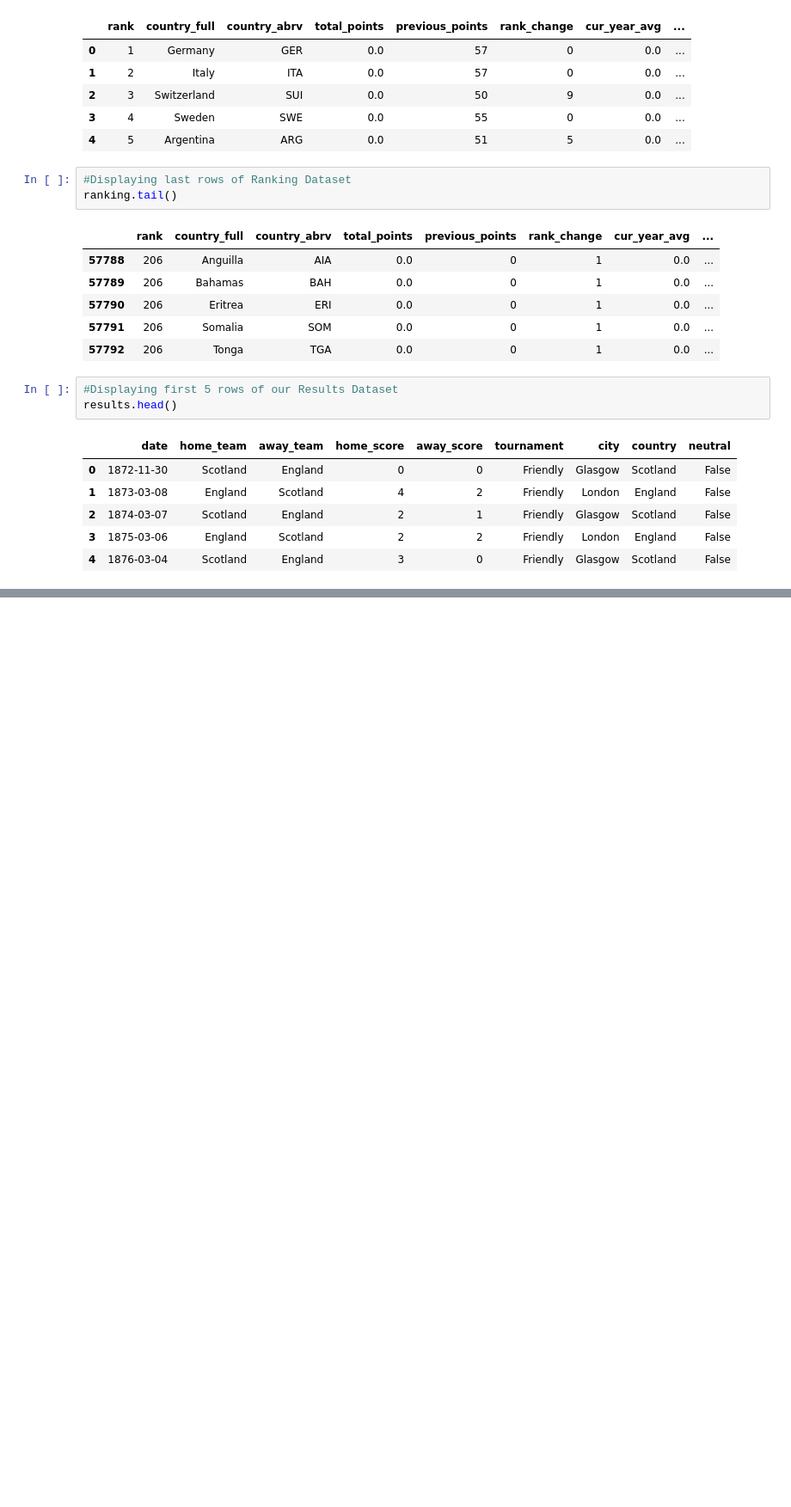
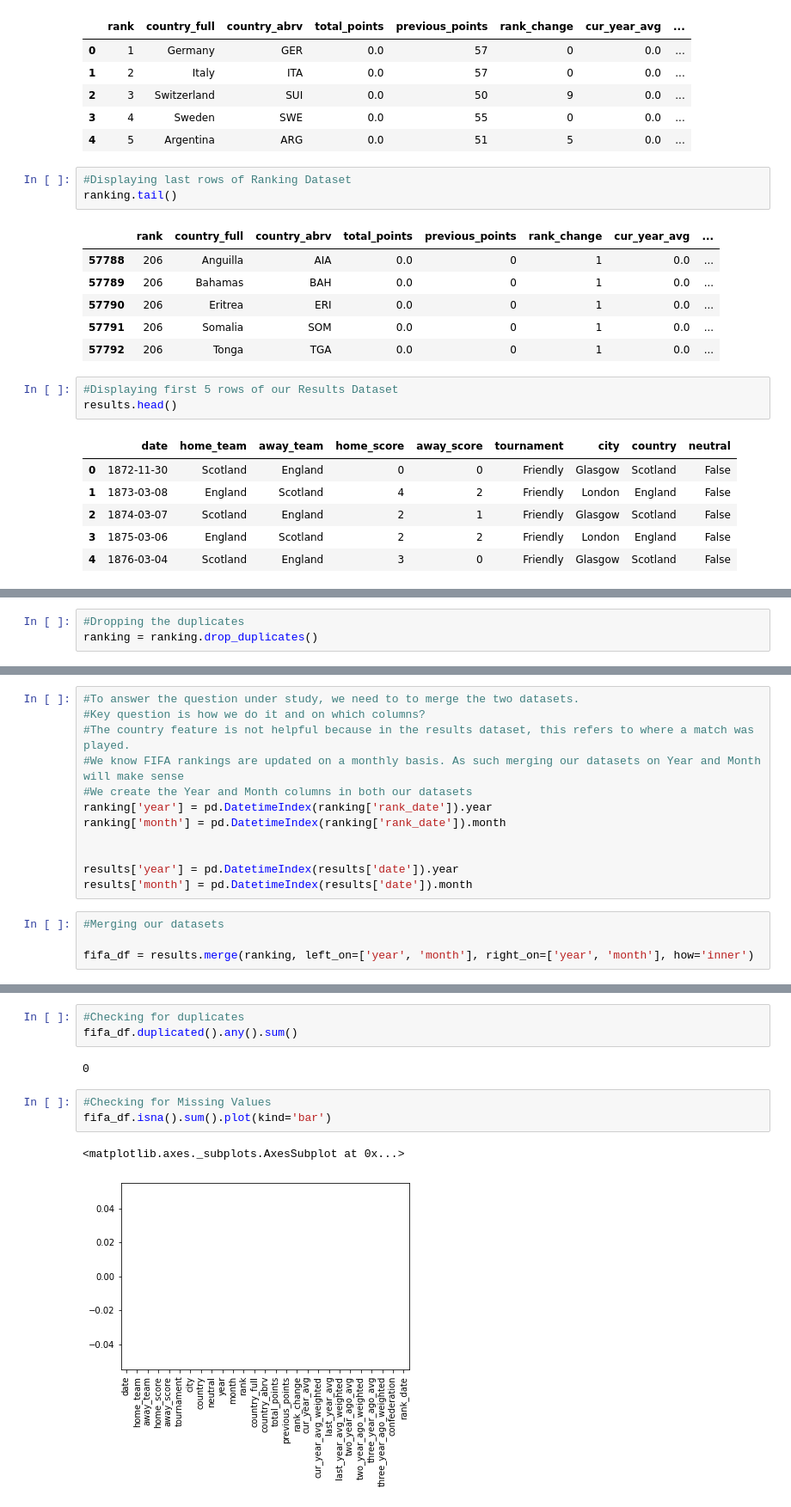
Before and after one commit to Obreintelly/Mchezo_Pesa_Football_Prediction_Analysis, a Jupyter notebook: Mchezo_Pesa_Football_Results_Prediction.ipynb, the cells around one changed output, grey strips where cells are left out. Shown: that part at 86% size. Cells and saved outputs as stored; diff of their text form; blank space fills up the shorter version.

```diff
--- a/Mchezo_Pesa_Football_Results_Prediction.ipynb
+++ b/Mchezo_Pesa_Football_Results_Prediction.ipynb
@@ -113,0 +234,3 @@ Fifa Results Dataset has: 40839 Rows, 9 Columns
+# %%
+#Dropping the duplicates
+ranking = ranking.drop_duplicates()
@@ -113,0 +252,16 @@ Fifa Results Dataset has: 40839 Rows, 9 Columns
+# %%
+#To answer the question under study, we need to to merge the two datasets.
+#Key question is how we do it and on which columns?
+#The country feature is not helpful because in the results dataset, this refers to where a match was played.
+#We know FIFA rankings are updated on a monthly basis. As such merging our datasets on Year and Month will make sense
+#We create the Year and Month columns in both our datasets
+ranking['year'] = pd.DatetimeIndex(ranking['rank_date']).year
+ranking['month'] = pd.DatetimeIndex(ranking['rank_date']).month
+
+
+results['year'] = pd.DatetimeIndex(results['date']).year
+results['month'] = pd.DatetimeIndex(results['date']).month
+# %%
+#Merging our datasets
+
+fifa_df = results.merge(ranking, left_on=['year', 'month'], right_on=['year', 'month'], how='inner')
@@ -113,0 +320,11 @@ Fifa Results Dataset has: 40839 Rows, 9 Columns
+# %%
+#Checking for duplicates
+fifa_df.duplicated().any().sum()
+# %% [output]
+0
+# %%
+#Checking for Missing Values
+fifa_df.isna().sum().plot(kind='bar')
+# %% [output]
+<matplotlib.axes._subplots.AxesSubplot at 0x...>
+[figure, added]
```
Also changed, not shown: parts of 29 cells of this notebook.
